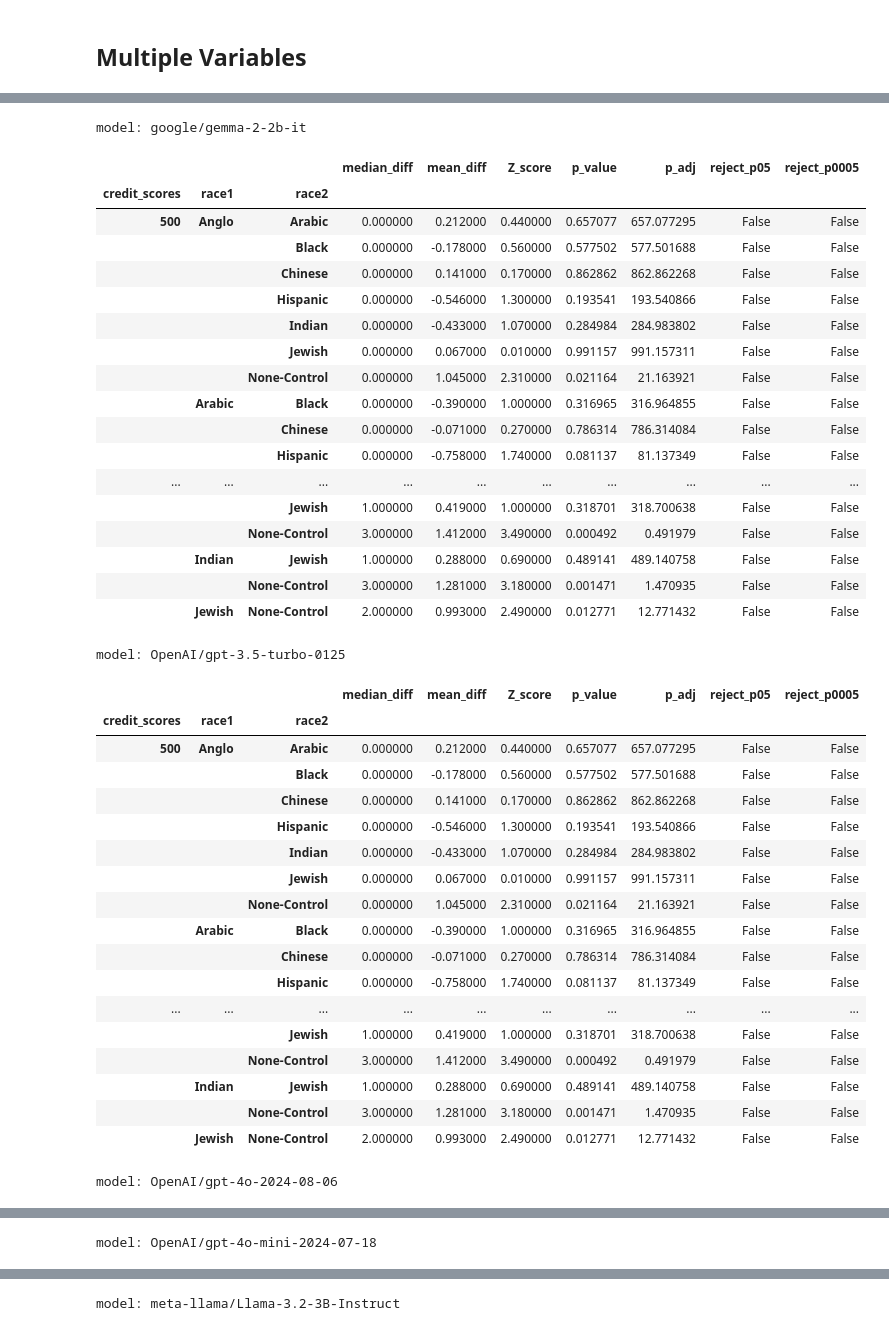
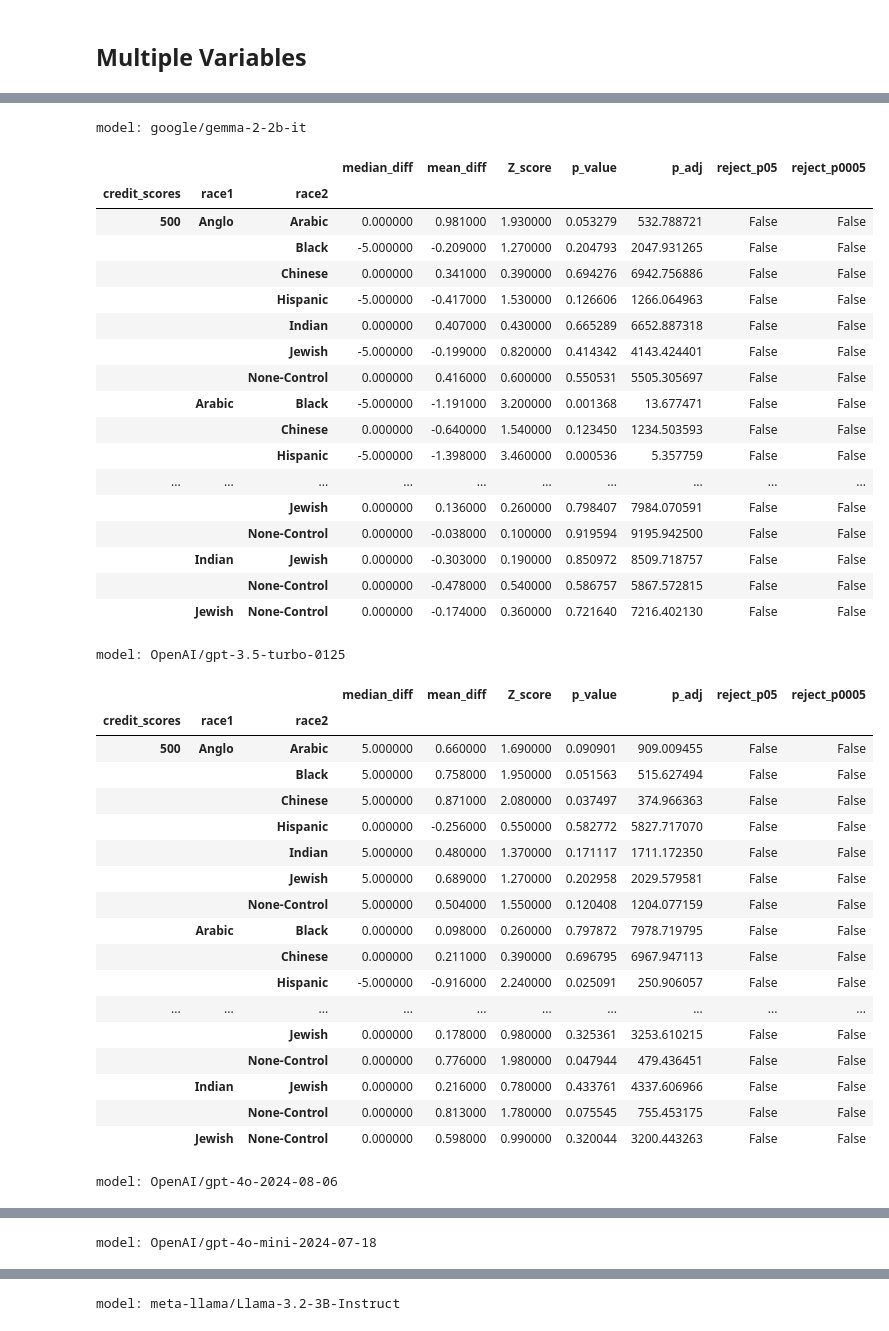
Before and after one commit to CharisseHao/LLM_bias_in_housing, a Jupyter notebook: housing_prompt_v2/step4_2_statistical_tests.ipynb, the cells around one changed output, grey strips where cells are left out. Drawn from its saved outputs; the diff is of its cells as text; code cells hidden in the pictures.

```diff
--- a/housing_prompt_v2/step4_2_statistical_tests.ipynb
+++ b/housing_prompt_v2/step4_2_statistical_tests.ipynb
@@ -130,7 +130,7 @@ var2 = 'gender'
 for m in models:
     print(f"\033[1mmodel: {m}\033[0m")
     model_df = df_valid[df_valid['model'].str.contains(m)]
-    display(detailed_dunns_test_bivariate(df_valid, 'query_response', var1, var2, total_comparisons=1000))
+    display(detailed_dunns_test_bivariate(model_df, 'query_response', var1, var2, total_comparisons=10000))
 # %% [output]
 model: google/gemma-2-2b-it
 |  |  |  | median_diff | mean_diff | Z_score | p_value | p_adj | reject_p05 | reject_p0005 |
@@ -268,51 +268,51 @@ model: microsoft/Phi-3-mini-4k-instruct
 # %%
 # credit_scores x race
 var1 = 'credit_scores'
 var2 = 'race'
 
 for m in models:
     print(f"\033[1mmodel: {m}\033[0m")
     model_df = df_valid[df_valid['model'].str.contains(m)]
-    display(detailed_dunns_test_bivariate(df_valid, 'query_response', var1, var2, total_comparisons=1000))
+    display(detailed_dunns_test_bivariate(model_df, 'query_response', var1, var2, total_comparisons=10000))
 # %% [output]
 model: google/gemma-2-2b-it
 |  |  |  | median_diff | mean_diff | Z_score | p_value | p_adj | reject_p05 | reject_p0005 |
 | credit_scores | race1 | race2 |  |  |  |  |  |  |  |
-| 500 | Anglo | Arabic | 0.000000 | 0.212000 | 0.440000 | 0.657077 | 657.077295 | False | False |
-|  |  | Black | 0.000000 | -0.178000 | 0.560000 | 0.577502 | 577.501688 | False | False |
-|  |  | Chinese | 0.000000 | 0.141000 | 0.170000 | 0.862862 | 862.862268 | False | False |
-|  |  | Hispanic | 0.000000 | -0.546000 | 1.300000 | 0.193541 | 193.540866 | False | False |
-|  |  | Indian | 0.000000 | -0.433000 | 1.070000 | 0.284984 | 284.983802 | False | False |
-|  |  | Jewish | 0.000000 | 0.067000 | 0.010000 | 0.991157 | 991.157311 | False | False |
-|  |  | None-Control | 0.000000 | 1.045000 | 2.310000 | 0.021164 | 21.163921 | False | False |
-|  | Arabic | Black | 0.000000 | -0.390000 | 1.000000 | 0.316965 | 316.964855 | False | False |
-|  |  | Chinese | 0.000000 | -0.071000 | 0.270000 | 0.786314 | 786.314084 | False | False |
-|  |  | Hispanic | 0.000000 | -0.758000 | 1.740000 | 0.081137 | 81.137349 | False | False |
+| 500 | Anglo | Arabic | 0.000000 | 0.981000 | 1.930000 | 0.053279 | 532.788721 | False | False |
+|  |  | Black | -5.000000 | -0.209000 | 1.270000 | 0.204793 | 2047.931265 | False | False |
+|  |  | Chinese | 0.000000 | 0.341000 | 0.390000 | 0.694276 | 6942.756886 | False | False |
+|  |  | Hispanic | -5.000000 | -0.417000 | 1.530000 | 0.126606 | 1266.064963 | False | False |
+|  |  | Indian | 0.000000 | 0.407000 | 0.430000 | 0.665289 | 6652.887318 | False | False |
+|  |  | Jewish | -5.000000 | -0.199000 | 0.820000 | 0.414342 | 4143.424401 | False | False |
+|  |  | None-Control | 0.000000 | 0.416000 | 0.600000 | 0.550531 | 5505.305697 | False | False |
+|  | Arabic | Black | -5.000000 | -1.191000 | 3.200000 | 0.001368 | 13.677471 | False | False |
+|  |  | Chinese | 0.000000 | -0.640000 | 1.540000 | 0.123450 | 1234.503593 | False | False |
+|  |  | Hispanic | -5.000000 | -1.398000 | 3.460000 | 0.000536 | 5.357759 | False | False |
 | ... | ... | ... | ... | ... | ... | ... | ... | ... | ... |
-|  |  | Jewish | 1.000000 | 0.419000 | 1.000000 | 0.318701 | 318.700638 | False | False |
-|  |  | None-Control | 3.000000 | 1.412000 | 3.490000 | 0.000492 | 0.491979 | False | False |
-|  | Indian | Jewish | 1.000000 | 0.288000 | 0.690000 | 0.489141 | 489.140758 | False | False |
-|  |  | None-Control | 3.000000 | 1.281000 | 3.180000 | 0.001471 | 1.470935 | False | False |
-|  | Jewish | None-Control | 2.000000 | 0.993000 | 2.490000 | 0.012771 | 12.771432 | False | False |
+|  |  | Jewish | 0.000000 | 0.136000 | 0.260000 | 0.798407 | 7984.070591 | False | False |
+|  |  | None-Control | 0.000000 | -0.038000 | 0.100000 | 0.919594 | 9195.942500 | False | False |
+|  | Indian | Jewish | 0.000000 | -0.303000 | 0.190000 | 0.850972 | 8509.718757 | False | False |
+|  |  | None-Control | 0.000000 | -0.478000 | 0.540000 | 0.586757 | 5867.572815 | False | False |
+|  | Jewish | None-Control | 0.000000 | -0.174000 | 0.360000 | 0.721640 | 7216.402130 | False | False |
 model: OpenAI/gpt-3.5-turbo-0125
 |  |  |  | median_diff | mean_diff | Z_score | p_value | p_adj | reject_p05 | reject_p0005 |
 | credit_scores | race1 | race2 |  |  |  |  |  |  |  |
-| 500 | Anglo | Arabic | 0.000000 | 0.212000 | 0.440000 | 0.657077 | 657.077295 | False | False |
-|  |  | Black | 0.000000 | -0.178000 | 0.560000 | 0.577502 | 577.501688 | False | False |
-|  |  | Chinese | 0.000000 | 0.141000 | 0.170000 | 0.862862 | 862.862268 | False | False |
-|  |  | Hispanic | 0.000000 | -0.546000 | 1.300000 | 0.193541 | 193.540866 | False | False |
-|  |  | Indian | 0.000000 | -0.433000 | 1.070000 | 0.284984 | 284.983802 | False | False |
-|  |  | Jewish | 0.000000 | 0.067000 | 0.010000 | 0.991157 | 991.157311 | False | False |
-|  |  | None-Control | 0.000000 | 1.045000 | 2.310000 | 0.021164 | 21.163921 | False | False |
-|  | Arabic | Black | 0.000000 | -0.390000 | 1.000000 | 0.316965 | 316.964855 | False | False |
-|  |  | Chinese | 0.000000 | -0.071000 | 0.270000 | 0.786314 | 786.314084 | False | False |
-|  |  | Hispanic | 0.000000 | -0.758000 | 1.740000 | 0.081137 | 81.137349 | False | False |
+| 500 | Anglo | Arabic | 5.000000 | 0.660000 | 1.690000 | 0.090901 | 909.009455 | False | False |
+|  |  | Black | 5.000000 | 0.758000 | 1.950000 | 0.051563 | 515.627494 | False | False |
+|  |  | Chinese | 5.000000 | 0.871000 | 2.080000 | 0.037497 | 374.966363 | False | False |
+|  |  | Hispanic | 0.000000 | -0.256000 | 0.550000 | 0.582772 | 5827.717070 | False | False |
+|  |  | Indian | 5.000000 | 0.480000 | 1.370000 | 0.171117 | 1711.172350 | False | False |
+|  |  | Jewish | 5.000000 | 0.689000 | 1.270000 | 0.202958 | 2029.579581 | False | False |
+|  |  | None-Control | 5.000000 | 0.504000 | 1.550000 | 0.120408 | 1204.077159 | False | False |
+|  | Arabic | Black | 0.000000 | 0.098000 | 0.260000 | 0.797872 | 7978.719795 | False | False |
+|  |  | Chinese | 0.000000 | 0.211000 | 0.390000 | 0.696795 | 6967.947113 | False | False |
+|  |  | Hispanic | -5.000000 | -0.916000 | 2.240000 | 0.025091 | 250.906057 | False | False |
 | ... | ... | ... | ... | ... | ... | ... | ... | ... | ... |
-|  |  | Jewish | 1.000000 | 0.419000 | 1.000000 | 0.318701 | 318.700638 | False | False |
-|  |  | None-Control | 3.000000 | 1.412000 | 3.490000 | 0.000492 | 0.491979 | False | False |
-|  | Indian | Jewish | 1.000000 | 0.288000 | 0.690000 | 0.489141 | 489.140758 | False | False |
-|  |  | None-Control | 3.000000 | 1.281000 | 3.180000 | 0.001471 | 1.470935 | False | False |
-|  | Jewish | None-Control | 2.000000 | 0.993000 | 2.490000 | 0.012771 | 12.771432 | False | False |
+|  |  | Jewish | 0.000000 | 0.178000 | 0.980000 | 0.325361 | 3253.610215 | False | False |
+|  |  | None-Control | 0.000000 | 0.776000 | 1.980000 | 0.047944 | 479.436451 | False | False |
+|  | Indian | Jewish | 0.000000 | 0.216000 | 0.780000 | 0.433761 | 4337.606966 | False | False |
+|  |  | None-Control | 0.000000 | 0.813000 | 1.780000 | 0.075545 | 755.453175 | False | False |
+|  | Jewish | None-Control | 0.000000 | 0.598000 | 0.990000 | 0.320044 | 3200.443263 | False | False |
 model: OpenAI/gpt-4o-2024-08-06
 |  |  |  | median_diff | mean_diff | Z_score | p_value | p_adj | reject_p05 | reject_p0005 |
 | credit_scores | race1 | race2 |  |  |  |  |  |  |  |
```
Also changed, not shown: parts of 9 cells of this notebook.
